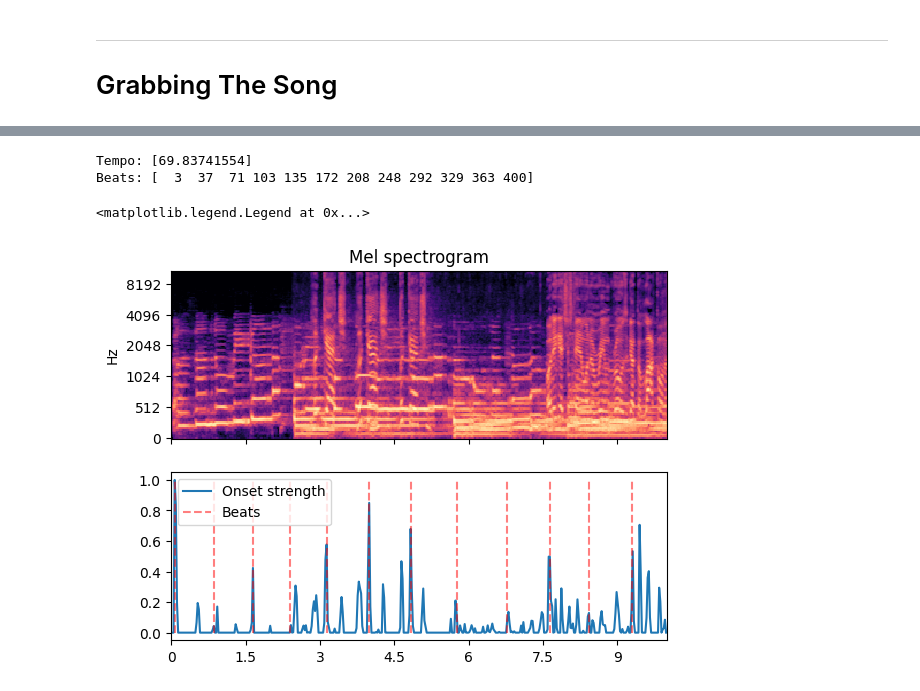
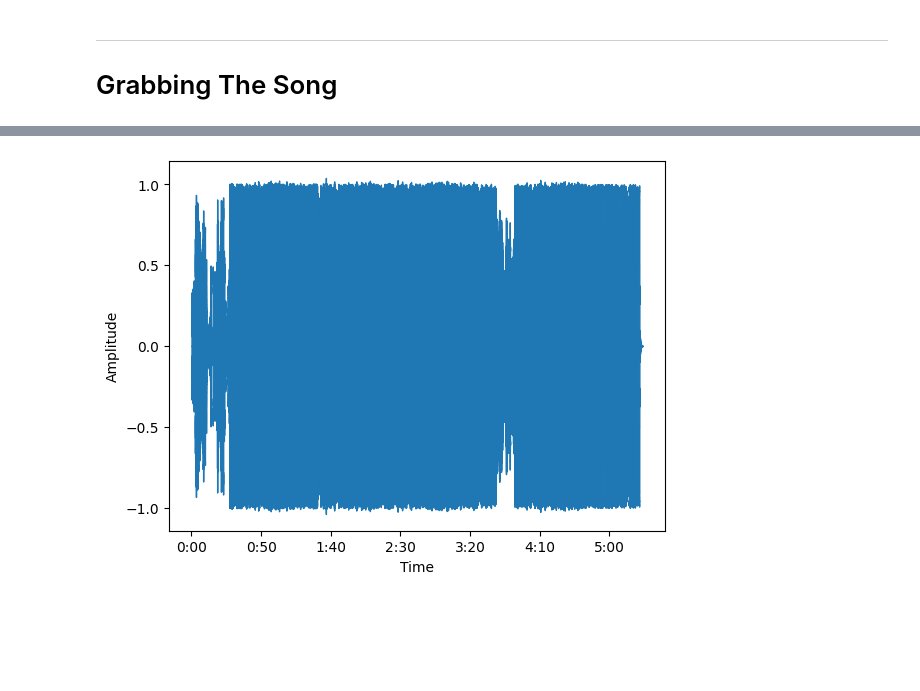
Before and after one commit to Andyreww/Music-Classifier, a Jupyter notebook: songInfo.ipynb, the cells around one changed output, grey strips where cells are left out. Cells and saved outputs as stored; diff of their text form; code cells hidden in the pictures; blank space fills up the shorter version.

Commit message:
Gathered the wav file data for pre-processing

```diff
--- a/songInfo.ipynb
+++ b/songInfo.ipynb
@@ -42,27 +46,8 @@ import librosa
-# %%
-audio_data, sample_rate = librosa.load(song_path)
-
-y, sr = librosa.load(song_path, duration=10)
-# %%
-tempo, beats = librosa.beat.beat_track(y=y, sr=sr)
-print(f"Tempo: {tempo}")
-print(f"Beats: {beats}")
-# %% [output]
-Tempo: [69.83741554]
-Beats: [  3  37  71 103 135 172 208 248 292 329 363 400]
-# %%
-hop_length = 512
-onset_env = librosa.onset.onset_strength(y=y, sr=sr, aggregate=np.median)
-fig, ax = plt.subplots(nrows=2, sharex=True)
-times = librosa.times_like(onset_env, sr=sr, hop_length=hop_length)
-M = librosa.feature.melspectrogram(y=y, sr=sr, hop_length=hop_length)
-librosa.display.specshow(librosa.power_to_db(M, ref=np.max), y_axis='mel', x_axis='time', hop_length=hop_length, ax=ax[0])
-
-ax[0].label_outer()
-ax[0].set(title='Mel spectrogram')
-ax[1].plot(times, librosa.util.normalize(onset_env), label='Onset strength')
-ax[1].vlines(times[beats], 0, 1, alpha=0.5, color='r', linestyle='--', label='Beats')
-ax[1].legend()
-# %% [output]
-<matplotlib.legend.Legend at 0x...>
-[figure, removed]
+# %%
+audio_data, sample_rate = librosa.load(song_path, sr=22050)
+librosa.display.waveshow(audio_data, sr=sample_rate)
+plt.xlabel("Time")
+plt.ylabel("Amplitude")
+plt.show()
+# %% [output]
+[figure, added]
```
Also changed, not shown: parts of 9 cells of this notebook.
